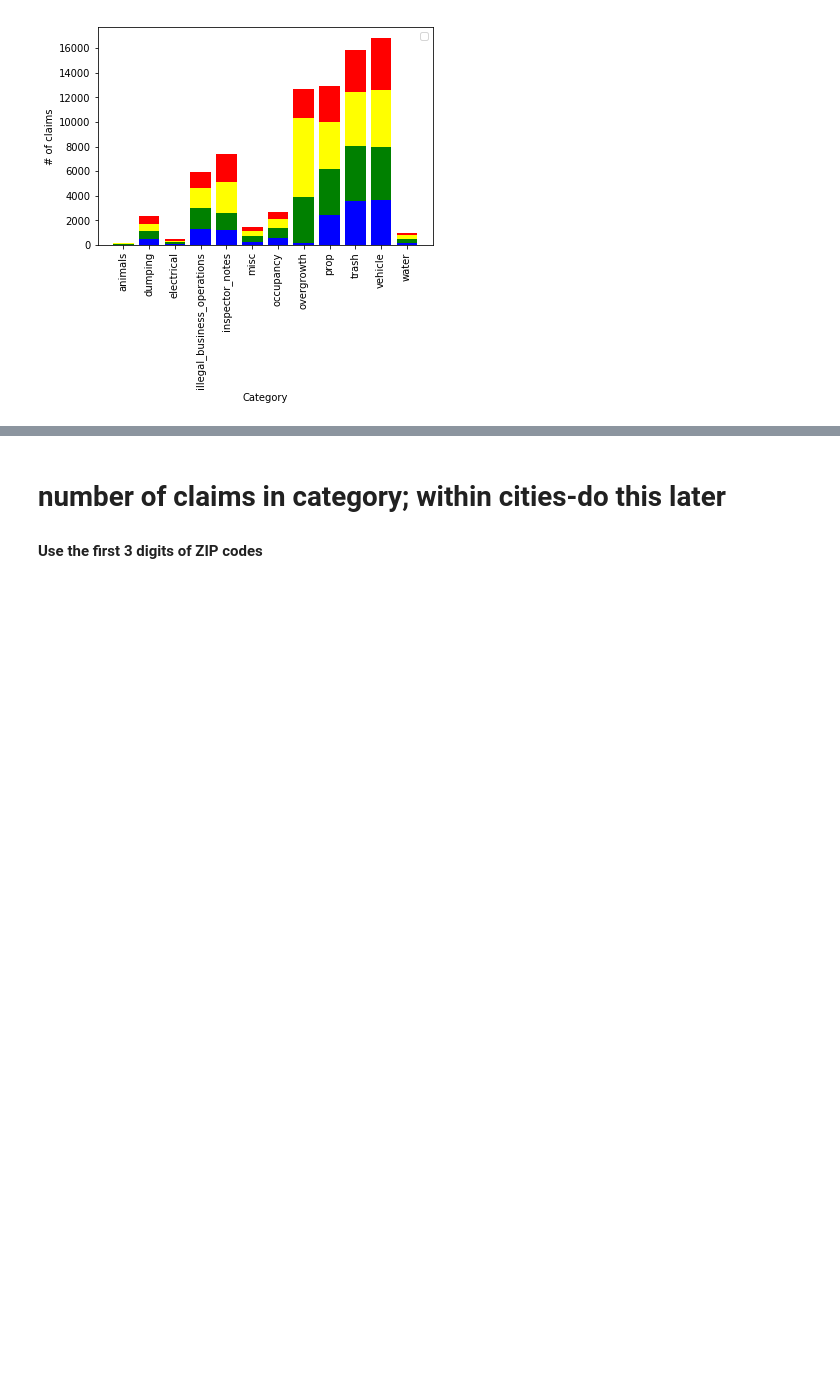
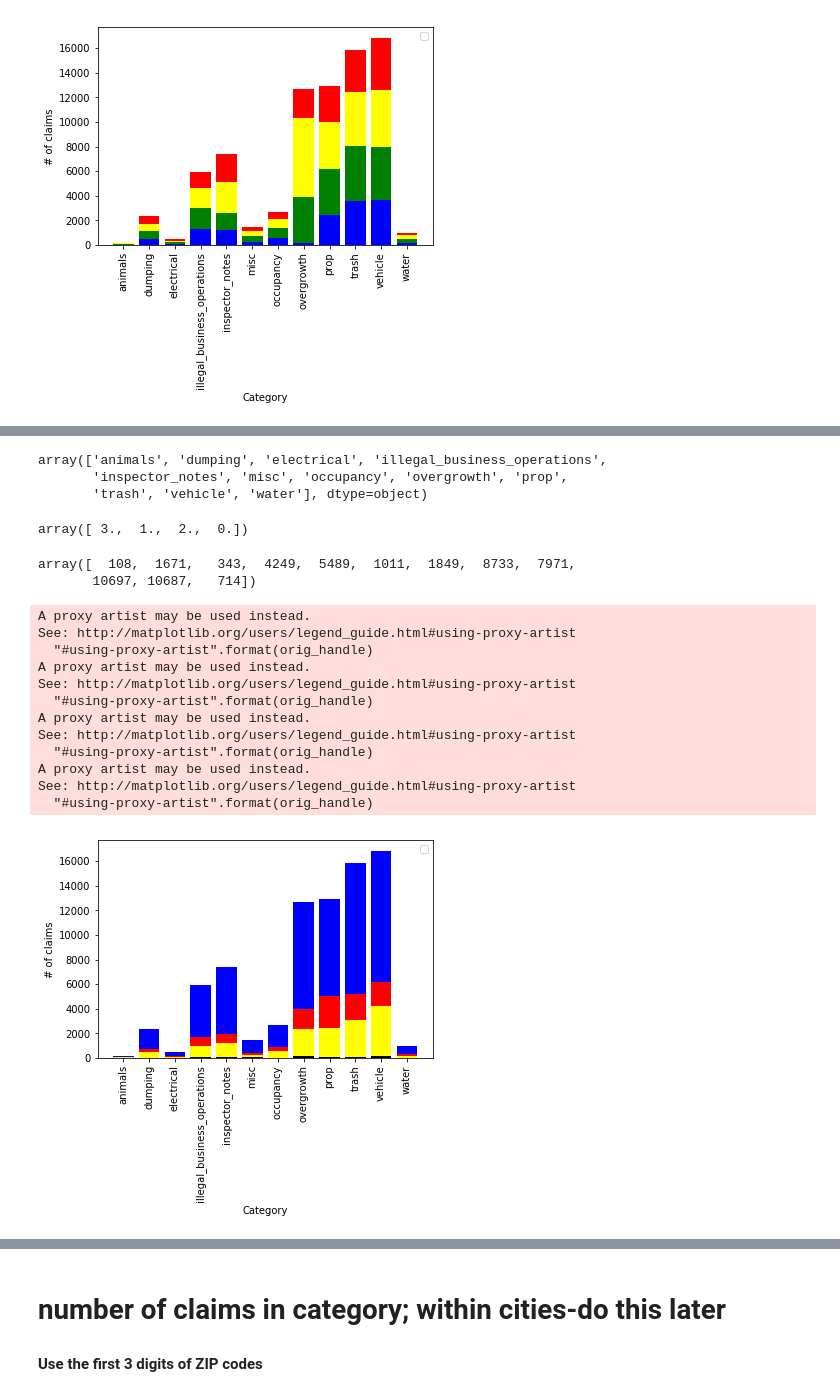
Before and after one commit to shrutijalewar/data-question-2-xtreme-united, a Jupyter notebook: viol_charts.ipynb, the cells around one changed output, grey strips where cells are left out. Drawn from its saved outputs; the diff is of its cells as text; code cells hidden in the pictures; blank space fills up the shorter version.

Commit message:
one more chart added

```diff
--- a/viol_charts.ipynb
+++ b/viol_charts.ipynb
@@ -207,0 +228,4 @@ See: http://matplotlib.org/users/legend_guide.html#using-proxy-artist
+# %%
+vi_catzp=vi_zip.groupby(by=['category','reg'],as_index=False).count()
+vi_catzp.columns=['cat','reg','freq','zip']
+vi_catzp.head(5)
@@ -207,0 +239,4 @@ See: http://matplotlib.org/users/legend_guide.html#using-proxy-artist
+# %%
+#creating pivot
+vi_catzp_pvt=vi_catzp.pivot(index='reg',columns='cat',values='freq').fillna(0)
+vi_catzp_pvt
@@ -207,0 +250,52 @@ See: http://matplotlib.org/users/legend_guide.html#using-proxy-artist
+# %%
+cat_lab=np.array(vi_catzp['cat'].drop_duplicates())
+cat_lab
+# %% [output]
+array(['animals', 'dumping', 'electrical', 'illegal_business_operations',
+       'inspector_notes', 'misc', 'occupancy', 'overgrowth', 'prop',
+       'trash', 'vehicle', 'water'], dtype=object)
+# %%
+zp_lab=np.array(vi_zip['reg'].drop_duplicates())
+zp_lab
+# %% [output]
+array([ 3.,  1.,  2.,  0.])
+# %%
+x=np.arange(0,vi_catsn_pvt.shape[1])
+x
+y0=np.array(vi_catzp_pvt.iloc[0,:])
+y1=np.array(vi_catzp_pvt.iloc[1,:])
+y2=np.array(vi_catzp_pvt.iloc[2,:])
+y3=np.array(vi_catzp_pvt.iloc[3,:])
+
+y3
+# %% [output]
+array([  108,  1671,   343,  4249,  5489,  1011,  1849,  8733,  7971,
+       10697, 10687,   714])
+# %%
+b0=plt.bar(x,y0,color="black") #unknown
+b1=plt.bar(x,y1,bottom=y0,color='yellow') #371xx
+b2=plt.bar(x,y2,bottom=y1+y0,color="red") #372xx
+b3=plt.bar(x,y3,bottom=y2+y1+y0,color='blue')#373xx
+
+plt.xlabel('Category')
+plt.ylabel('# of claims')
+plt.xticks(x,cat_lab,rotation=90)
+plt.savefig('/Users/ghfmhf/git/data-question-2-xtreme-united/Chart_3.png')
+
+plt.legend((y0[0],y1[0],y2[0],y3[0]),('unknown','371xx','372xx','373xx'))
+
+plt.show()
+# %% [output]
+A proxy artist may be used instead.
+See: http://matplotlib.org/users/legend_guide.html#using-proxy-artist
+  "#using-proxy-artist".format(orig_handle)
+A proxy artist may be used instead.
+See: http://matplotlib.org/users/legend_guide.html#using-proxy-artist
+  "#using-proxy-artist".format(orig_handle)
+A proxy artist may be used instead.
+See: http://matplotlib.org/users/legend_guide.html#using-proxy-artist
+  "#using-proxy-artist".format(orig_handle)
+A proxy artist may be used instead.
+See: http://matplotlib.org/users/legend_guide.html#using-proxy-artist
+  "#using-proxy-artist".format(orig_handle)
+[figure, added]
```
Also changed, not shown: parts of 16 cells of this notebook, 1 other file.
